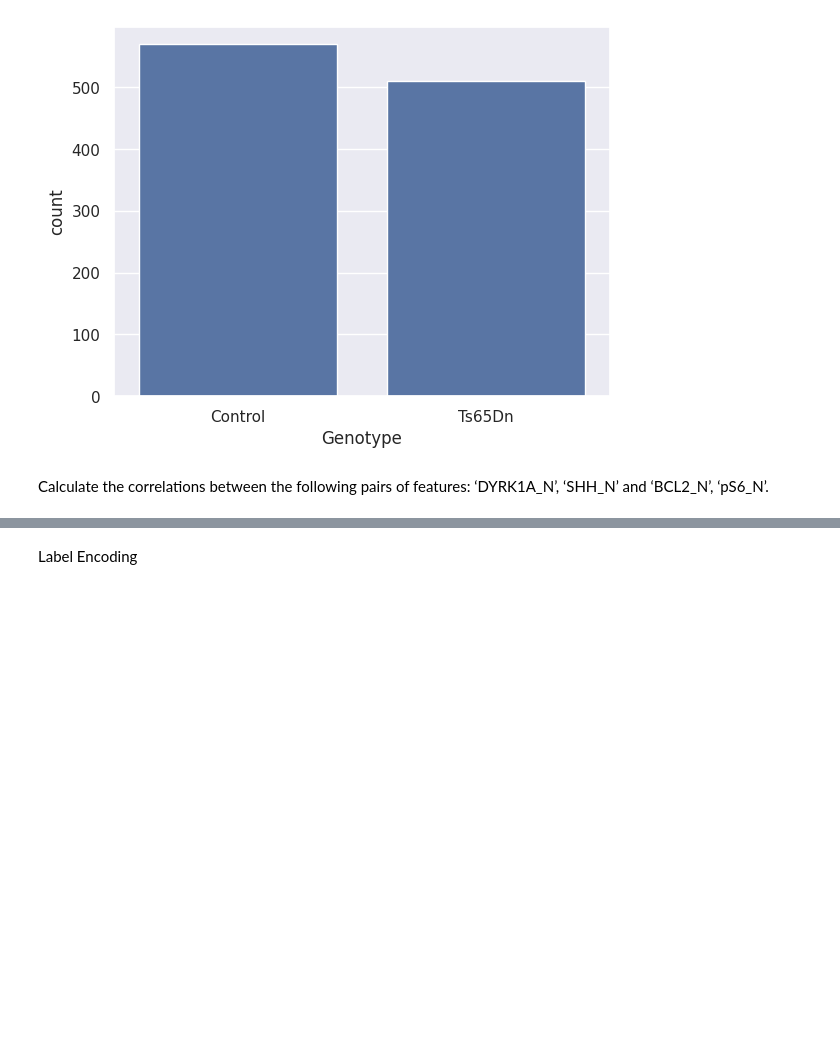
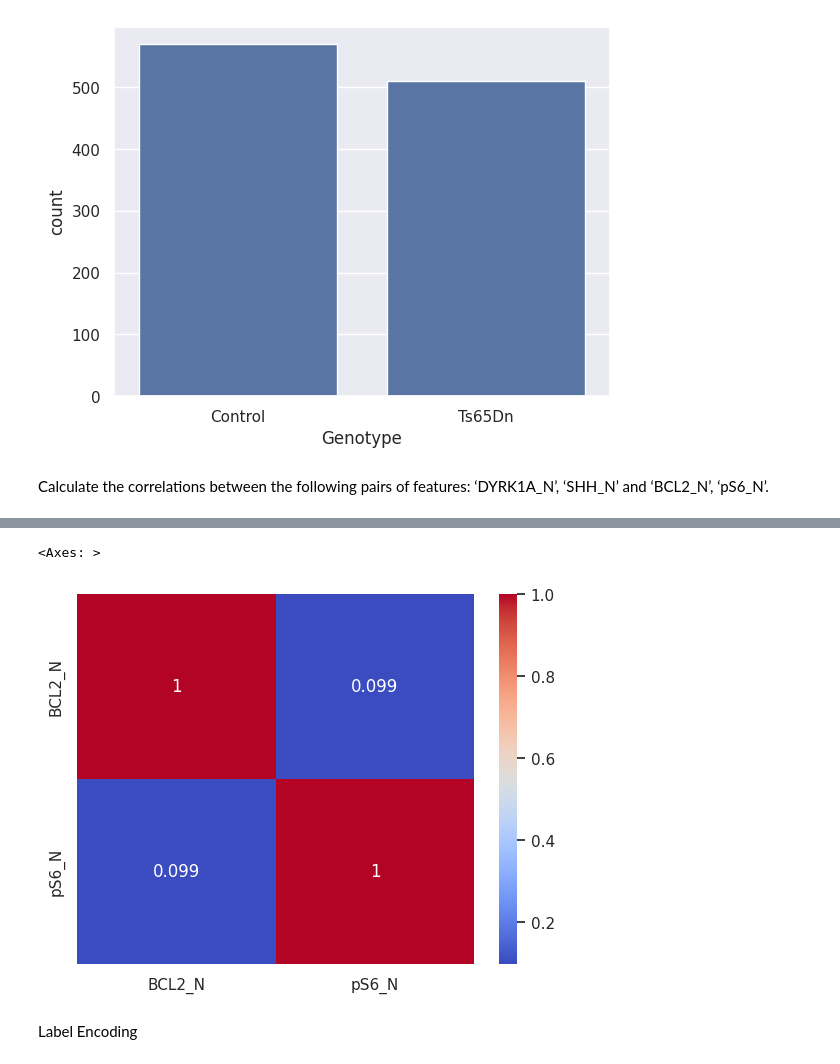
Before and after one commit to amoses-a/mice_protein_expression_ml, a Jupyter notebook: mice_protein_expression_classification_and_hyperparameter_tuning.ipynb, the cells around one changed output, grey strips where cells are left out. Saved outputs shown, nothing was run; the diff lists cells and outputs as text; code cells hidden in the pictures; blank space fills up the shorter version.

```diff
--- a/mice_protein_expression_classification_and_hyperparameter_tuning.ipynb
+++ b/mice_protein_expression_classification_and_hyperparameter_tuning.ipynb
@@ -232,3 +226,19 @@ sns.heatmap(correlation_matrix2)
+# %%
+mice_df_corr2 = mice_df[["BCL2_N", "pS6_N"]]
+
+# Calculate the correlation between the selected features/columns
+
+correlation_matrix2 = mice_df_corr2.corr()
+
+#sns.heatmap(correlation_matrix1)
+sns.heatmap(correlation_matrix2, annot=True, cmap='coolwarm')
+
+
+#No correlation
+#implies that there is no multicollinearity, which can impact the stability and performance of the model.
+# %% [output]
+<Axes: >
+[figure, added]
 # %% [markdown]
 Label Encoding
 # %%
```
Also changed, not shown: parts of 3 cells of this notebook.
